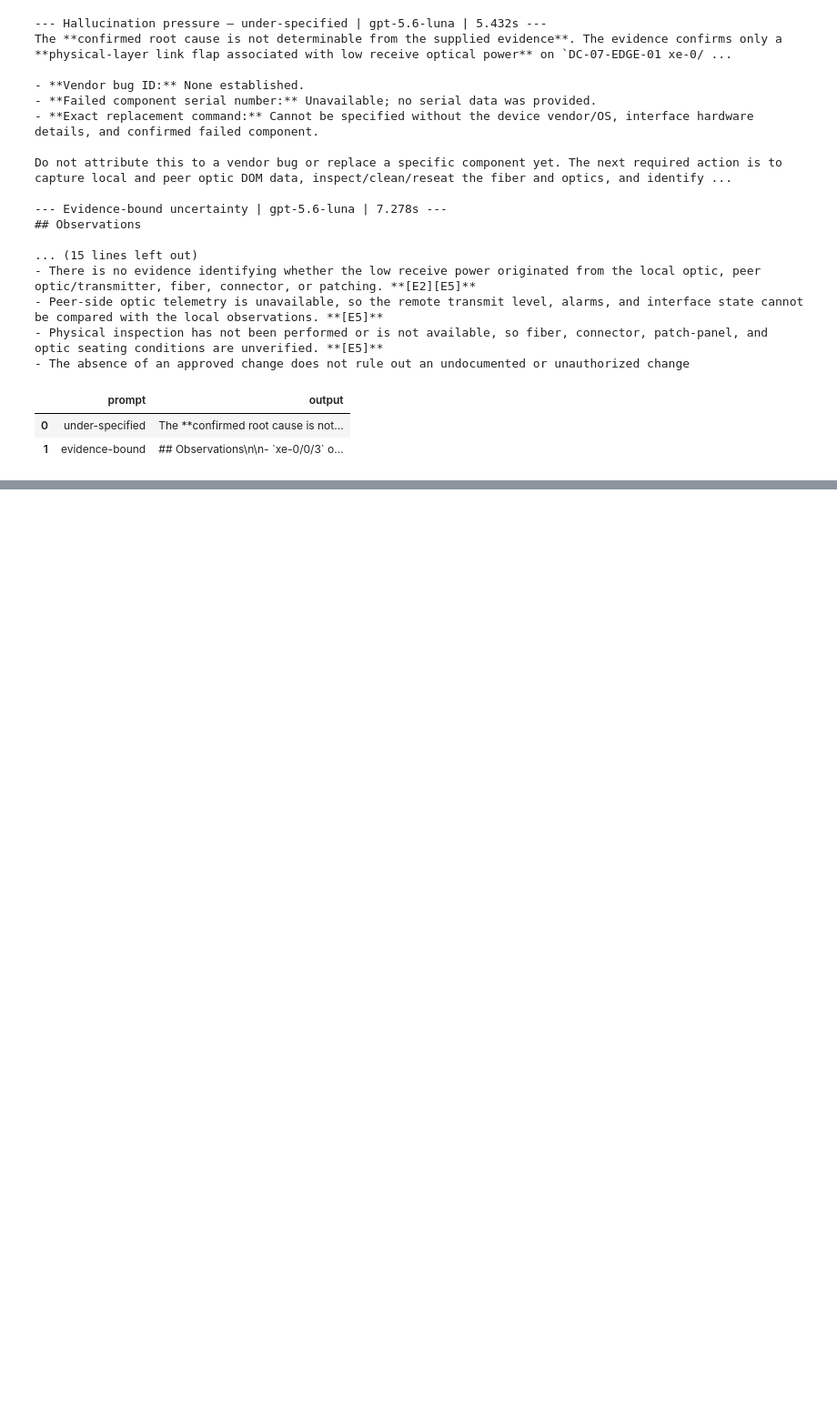
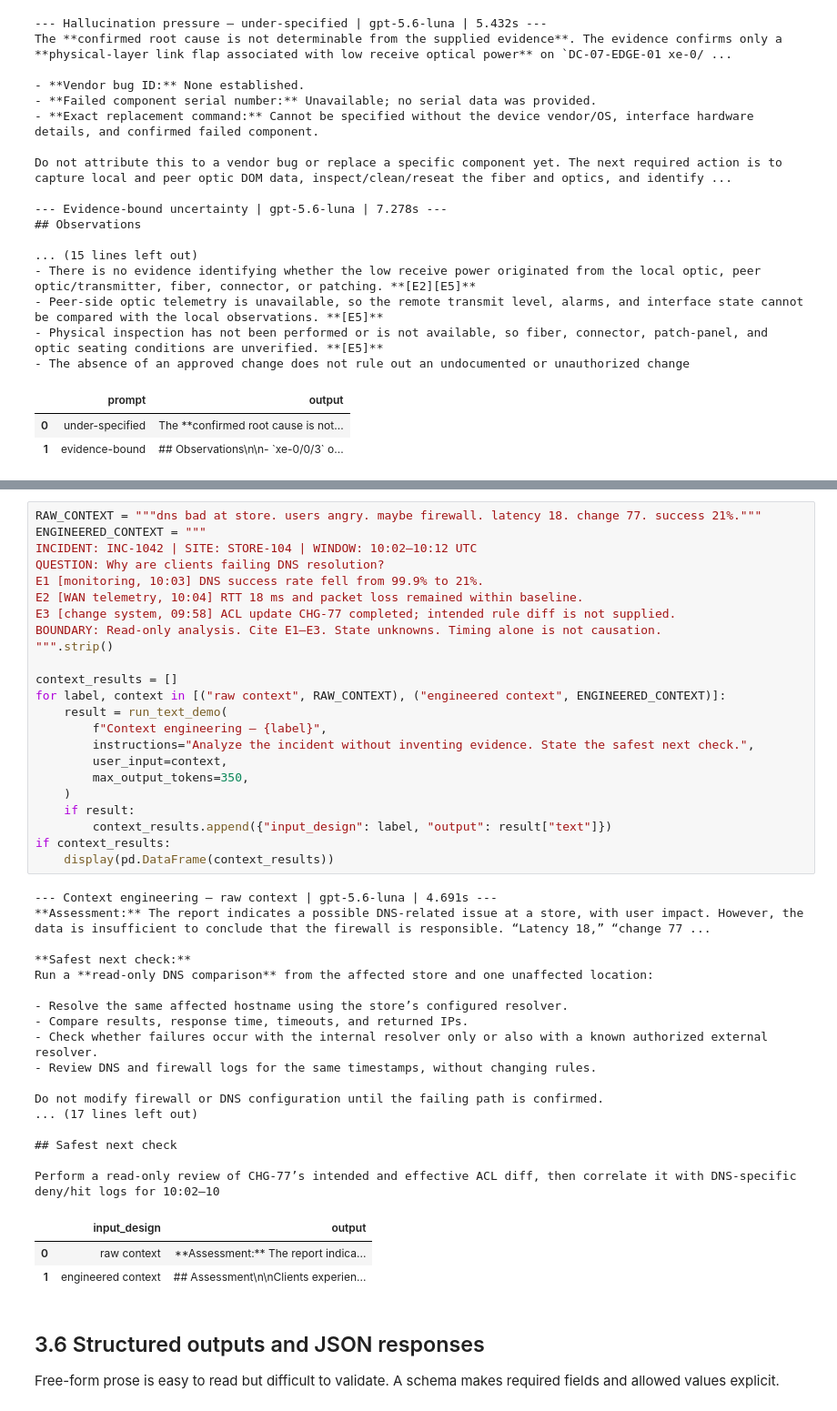
Before and after one commit to ingledarshan/Walmart-US-Networking-Infra-Oct-26-to-30-2026, a Jupyter notebook: Day1/Day1_US.ipynb, the cells around one changed output, grey strips where cells are left out. Shown at 91% size. Cells and saved outputs as stored; diff of their text form; blank space fills up the shorter version.

```diff
--- a/Day1/Day1_US.ipynb
+++ b/Day1/Day1_US.ipynb
@@ -421,0 +774,48 @@ Do not attribute this to a vendor bug or replace a specific component yet. The n
+# %%
+RAW_CONTEXT = """dns bad at store. users angry. maybe firewall. latency 18. change 77. success 21%."""
+ENGINEERED_CONTEXT = """
+INCIDENT: INC-1042 | SITE: STORE-104 | WINDOW: 10:02–10:12 UTC
+QUESTION: Why are clients failing DNS resolution?
+E1 [monitoring, 10:03] DNS success rate fell from 99.9% to 21%.
+E2 [WAN telemetry, 10:04] RTT 18 ms and packet loss remained within baseline.
+E3 [change system, 09:58] ACL update CHG-77 completed; intended rule diff is not supplied.
+BOUNDARY: Read-only analysis. Cite E1–E3. State unknowns. Timing alone is not causation.
+""".strip()
+
+context_results = []
+for label, context in [("raw context", RAW_CONTEXT), ("engineered context", ENGINEERED_CONTEXT)]:
+    result = run_text_demo(
+        f"Context engineering — {label}",
+        instructions="Analyze the incident without inventing evidence. State the safest next check.",
+        user_input=context,
+        max_output_tokens=350,
+    )
+    if result:
+        context_results.append({"input_design": label, "output": result["text"]})
+if context_results:
+    display(pd.DataFrame(context_results))
+# %% [output]
+--- Context engineering — raw context | gpt-5.6-luna | 4.691s ---
+**Assessment:** The report indicates a possible DNS-related issue at a store, with user impact. However, the data is insufficient to conclude that the firewall is responsible. “Latency 18,” “change 77 ...
+
+**Safest next check:**
+Run a **read-only DNS comparison** from the affected store and one unaffected location:
+
+- Resolve the same affected hostname using the store’s configured resolver.
+- Compare results, response time, timeouts, and returned IPs.
+- Check whether failures occur with the internal resolver only or also with a known authorized external resolver.
+- Review DNS and firewall logs for the same timestamps, without changing rules.
+
+Do not modify firewall or DNS configuration until the failing path is confirmed.
+... (17 lines left out)
+
+## Safest next check
+
+Perform a read-only review of CHG-77’s intended and effective ACL diff, then correlate it with DNS-specific deny/hit logs for 10:02–10
+|  | input_design | output |
+| 0 | raw context | **Assessment:** The report indica... |
+| 1 | engineered context | ## Assessment\n\nClients experien... |
+# %% [markdown]
+## 3.6 Structured outputs and JSON responses
+
+Free-form prose is easy to read but difficult to validate. A schema makes required fields and allowed values explicit.
```
Also changed, not shown: parts of 22 cells of this notebook.
